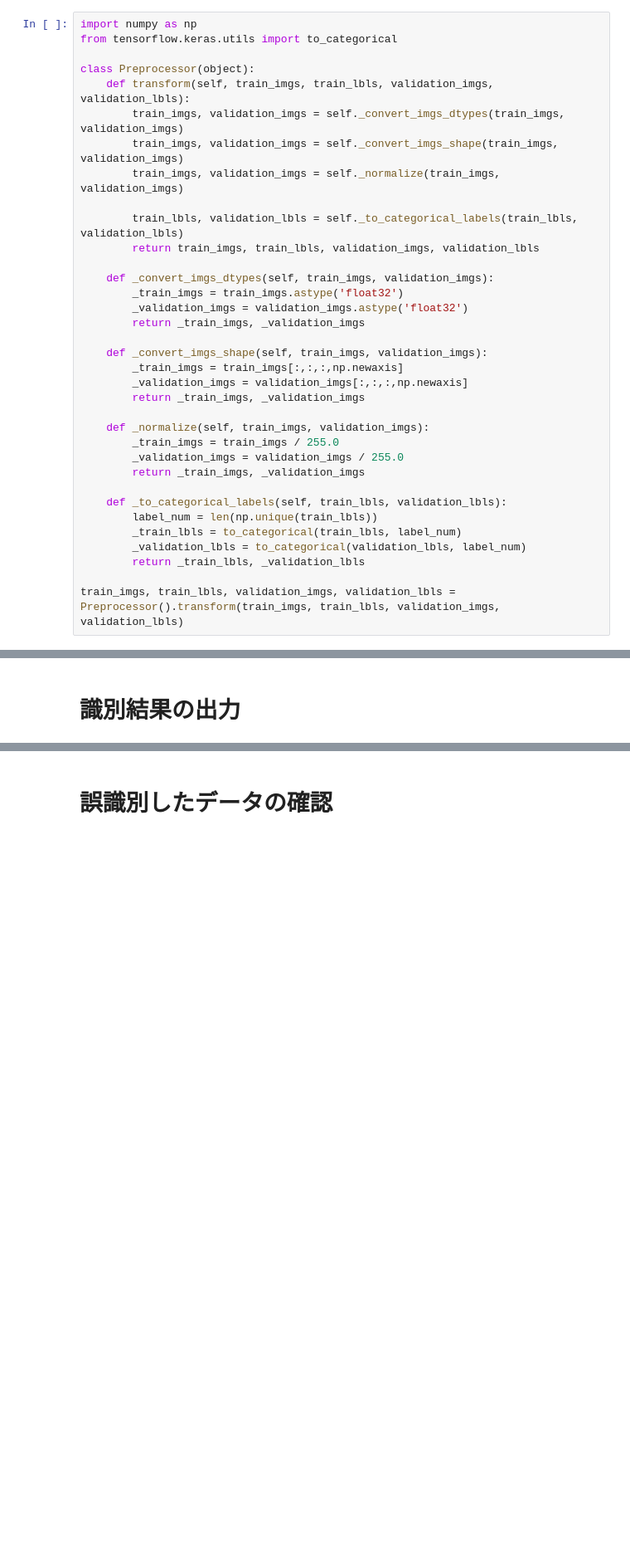
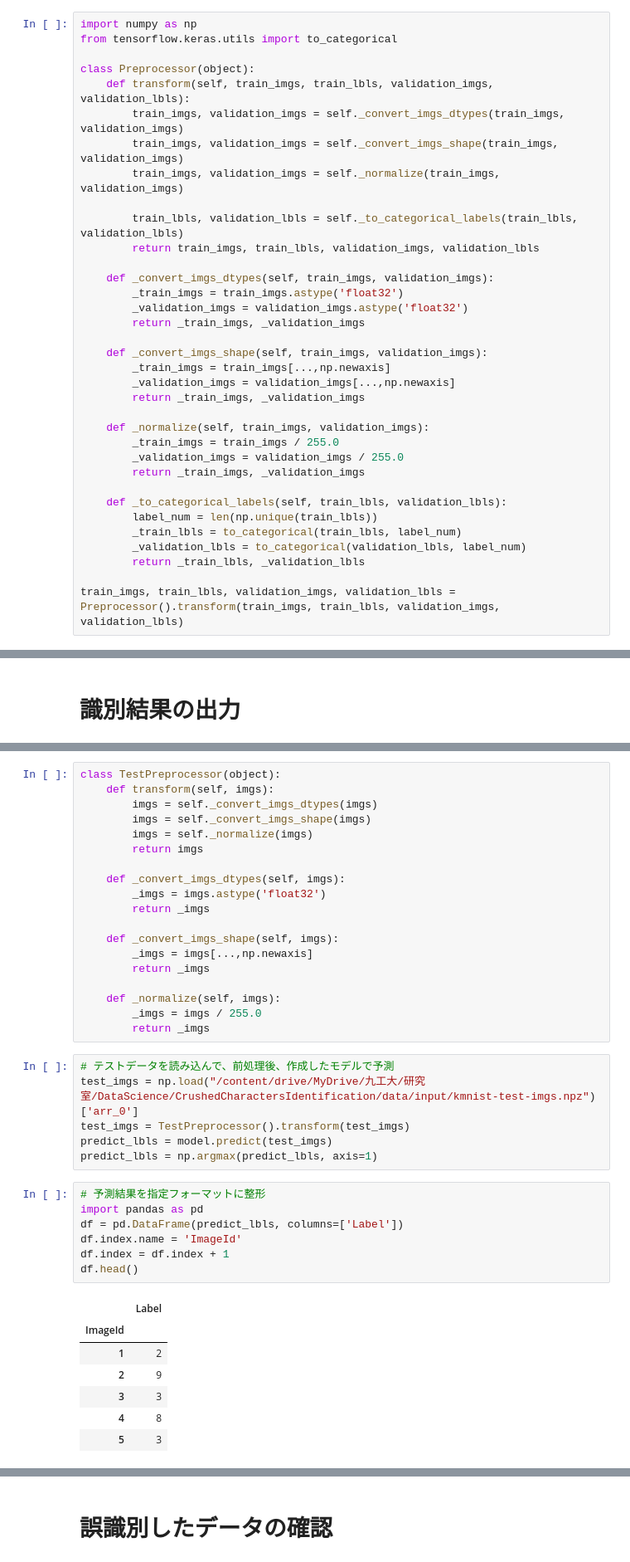
Before and after one commit to IshimotoTakara/CrushedCharactersIdentification, a Jupyter notebook: code.ipynb, the cells around one changed output, grey strips where cells are left out. Shown: that part at 83% size. Cells and saved outputs as stored; diff of their text form; blank space fills up the shorter version.

```diff
--- a/code.ipynb
+++ b/code.ipynb
@@ -138,8 +169,8 @@ class Preprocessor(object):
         return _train_imgs, _validation_imgs
 
     def _convert_imgs_shape(self, train_imgs, validation_imgs):
-        _train_imgs = train_imgs[:,:,:,np.newaxis]
-        _validation_imgs = validation_imgs[:,:,:,np.newaxis]
+        _train_imgs = train_imgs[...,np.newaxis]
+        _validation_imgs = validation_imgs[...,np.newaxis]
         return _train_imgs, _validation_imgs
 
     def _normalize(self, train_imgs, validation_imgs):
@@ -234,0 +285,40 @@ validation accuracy : 0.9804999828338623
+# %%
+class TestPreprocessor(object):
+    def transform(self, imgs):
+        imgs = self._convert_imgs_dtypes(imgs)
+        imgs = self._convert_imgs_shape(imgs)
+        imgs = self._normalize(imgs)
+        return imgs
+
+    def _convert_imgs_dtypes(self, imgs):
+        _imgs = imgs.astype('float32')
+        return _imgs
+
+    def _convert_imgs_shape(self, imgs):
+        _imgs = imgs[...,np.newaxis]
+        return _imgs
+
+    def _normalize(self, imgs):
+        _imgs = imgs / 255.0
+        return _imgs
+# %%
+# テストデータを読み込んで、前処理後、作成したモデルで予測
+test_imgs = np.load("/content/drive/MyDrive/九工大/研究室/DataScience/CrushedCharactersIdentification/data/input/kmnist-test-imgs.npz")['arr_0']
+test_imgs = TestPreprocessor().transform(test_imgs)
+predict_lbls = model.predict(test_imgs)
+predict_lbls = np.argmax(predict_lbls, axis=1)
+# %%
+# 予測結果を指定フォーマットに整形
+import pandas as pd
+df = pd.DataFrame(predict_lbls, columns=['Label'])
+df.index.name = 'ImageId'
+df.index = df.index + 1
+df.head()
+# %% [output]
+|  | Label |
+| ImageId |  |
+| 1 | 2 |
+| 2 | 9 |
+| 3 | 3 |
+| 4 | 8 |
+| 5 | 3 |
```
Also changed, not shown: parts of 14 cells of this notebook.
